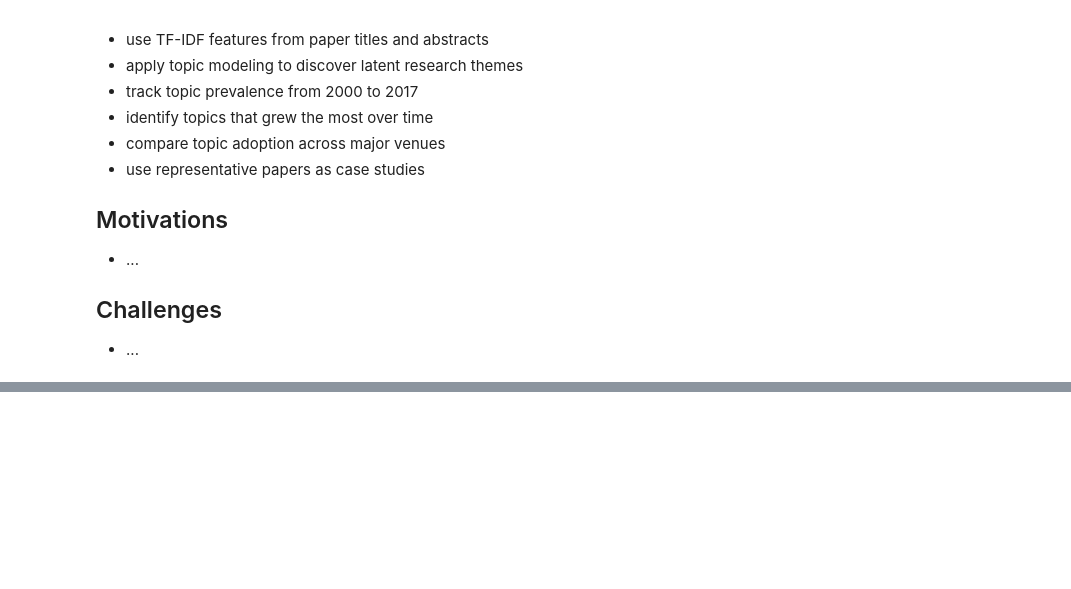
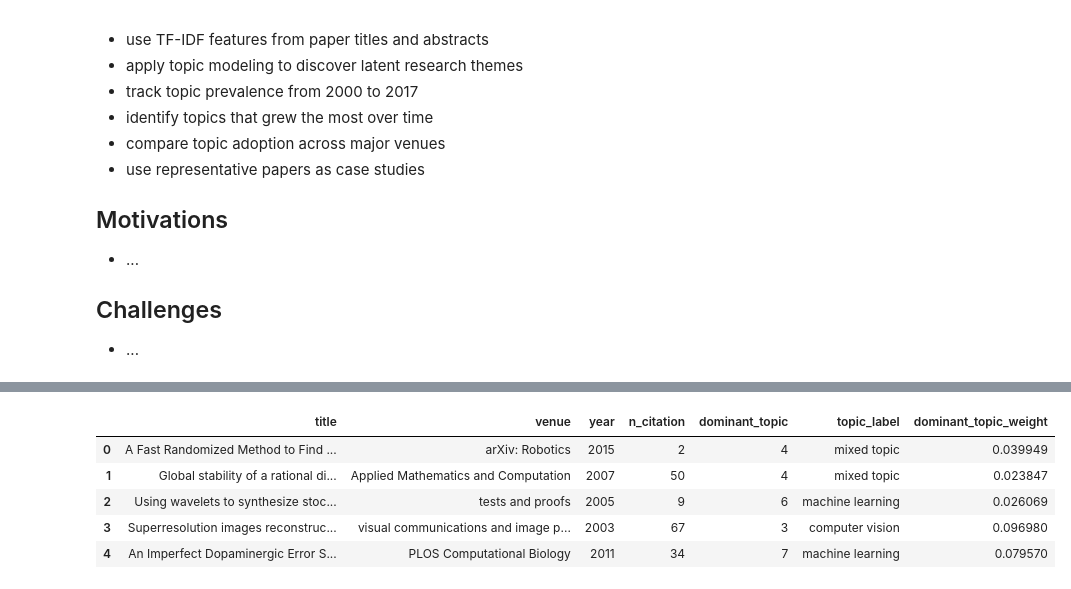
Before and after one commit to alesss-b/Data-Science-I-Group-Project, a Jupyter notebook: identifying_emerging_research_topics.ipynb, the cells around one changed output, grey strips where cells are left out. Drawn from its saved outputs; the diff is of its cells as text; code cells hidden in the pictures; blank space fills up the shorter version.

```diff
--- a/identifying_emerging_research_topics.ipynb
+++ b/identifying_emerging_research_topics.ipynb
@@ -182,22 +184,29 @@ topic_keywords
 # %%
-"give each paper its strongest topic"
+"""give each paper its strongest topic"""
 topic_sample["dominant_topic"] = document_topic_matrix.argmax(axis=1)
 topic_sample["dominant_topic_weight"] = document_topic_matrix.max(axis=1)
 topic_sample = topic_sample.merge(
     topic_keywords[["topic_id", "topic_label"]],
     left_on="dominant_topic",
     right_on="topic_id",
     how="left"
 )
 topic_sample[[
     "title",
     "venue",
     "year",
     "n_citation",
     "dominant_topic",
     "topic_label",
     "dominant_topic_weight"
 ]].head()
+# %% [output]
+|  | title | venue | year | n_citation | dominant_topic | topic_label | dominant_topic_weight |
+| 0 | A Fast Randomized Method to Find ... | arXiv: Robotics | 2015 | 2 | 4 | mixed topic | 0.039949 |
+| 1 | Global stability of a rational di... | Applied Mathematics and Computation | 2007 | 50 | 4 | mixed topic | 0.023847 |
+| 2 | Using wavelets to synthesize stoc... | tests and proofs | 2005 | 9 | 6 | machine learning | 0.026069 |
+| 3 | Superresolution images reconstruc... | visual communications and image p... | 2003 | 67 | 3 | computer vision | 0.096980 |
+| 4 | An Imperfect Dopaminergic Error S... | PLOS Computational Biology | 2011 | 34 | 7 | machine learning | 0.079570 |
 # %%
 "count topics"
 topic_counts = (
```
Also changed, not shown: parts of 27 cells of this notebook, 8 other files.
